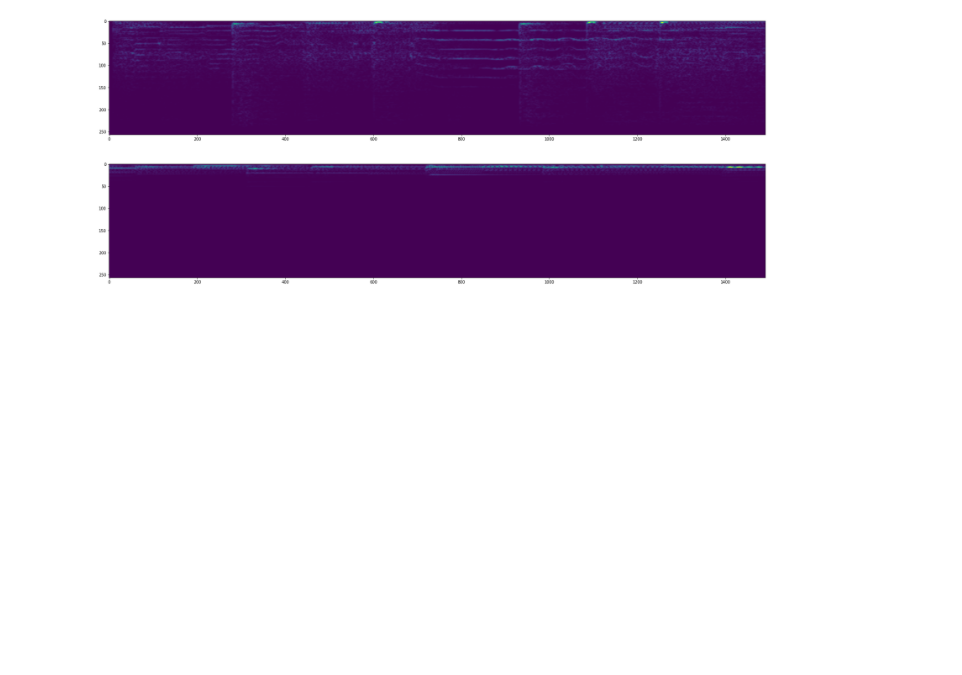
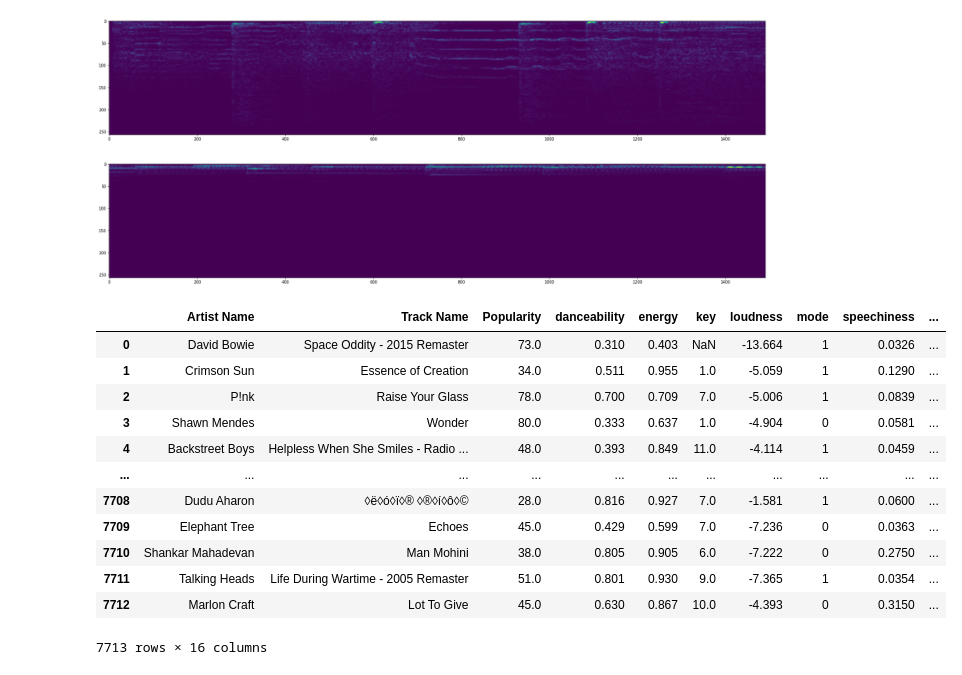
Before and after one commit to GaelGil/music-comparison, a Jupyter notebook: song_classification.ipynb, the cells around one changed output. Saved outputs shown, nothing was run; the diff lists cells and outputs as text; code cells hidden in the pictures; blank space fills up the shorter version.

```diff
--- a/song_classification.ipynb
+++ b/song_classification.ipynb
@@ -63,3 +185,5 @@ plt.imshow(tf.transpose(accept_spectrogram)[0])
 plt.show()
 # %% [output]
 [figure]
+# %%
+test = pd.read_csv(r'D:\Program Files\data\GTZAN_Dataset\test.csv')
@@ -65,0 +192,16 @@ plt.show()
+# %%
+test
+# %% [output]
+|  | Artist Name | Track Name | Popularity | danceability | energy | key | loudness | mode | speechiness | ... |
+| 0 | David Bowie | Space Oddity - 2015 Remaster | 73.0 | 0.310 | 0.403 | NaN | -13.664 | 1 | 0.0326 | ... |
+| 1 | Crimson Sun | Essence of Creation | 34.0 | 0.511 | 0.955 | 1.0 | -5.059 | 1 | 0.1290 | ... |
+| 2 | P!nk | Raise Your Glass | 78.0 | 0.700 | 0.709 | 7.0 | -5.006 | 1 | 0.0839 | ... |
+| 3 | Shawn Mendes | Wonder | 80.0 | 0.333 | 0.637 | 1.0 | -4.904 | 0 | 0.0581 | ... |
+| 4 | Backstreet Boys | Helpless When She Smiles - Radio ... | 48.0 | 0.393 | 0.849 | 11.0 | -4.114 | 1 | 0.0459 | ... |
+| ... | ... | ... | ... | ... | ... | ... | ... | ... | ... | ... |
+| 7708 | Dudu Aharon | ◊ë◊ó◊ï◊® ◊®◊í◊ô◊© | 28.0 | 0.816 | 0.927 | 7.0 | -1.581 | 1 | 0.0600 | ... |
+| 7709 | Elephant Tree | Echoes | 45.0 | 0.429 | 0.599 | 7.0 | -7.236 | 0 | 0.0363 | ... |
+| 7710 | Shankar Mahadevan | Man Mohini | 38.0 | 0.805 | 0.905 | 6.0 | -7.222 | 0 | 0.2750 | ... |
+| 7711 | Talking Heads | Life During Wartime - 2005 Remaster | 51.0 | 0.801 | 0.930 | 9.0 | -7.365 | 1 | 0.0354 | ... |
+| 7712 | Marlon Craft | Lot To Give | 45.0 | 0.630 | 0.867 | 10.0 | -4.393 | 0 | 0.3150 | ... |
+7713 rows × 16 columns
```
Also changed, not shown: parts of 24 cells of this notebook, 1 other file.
